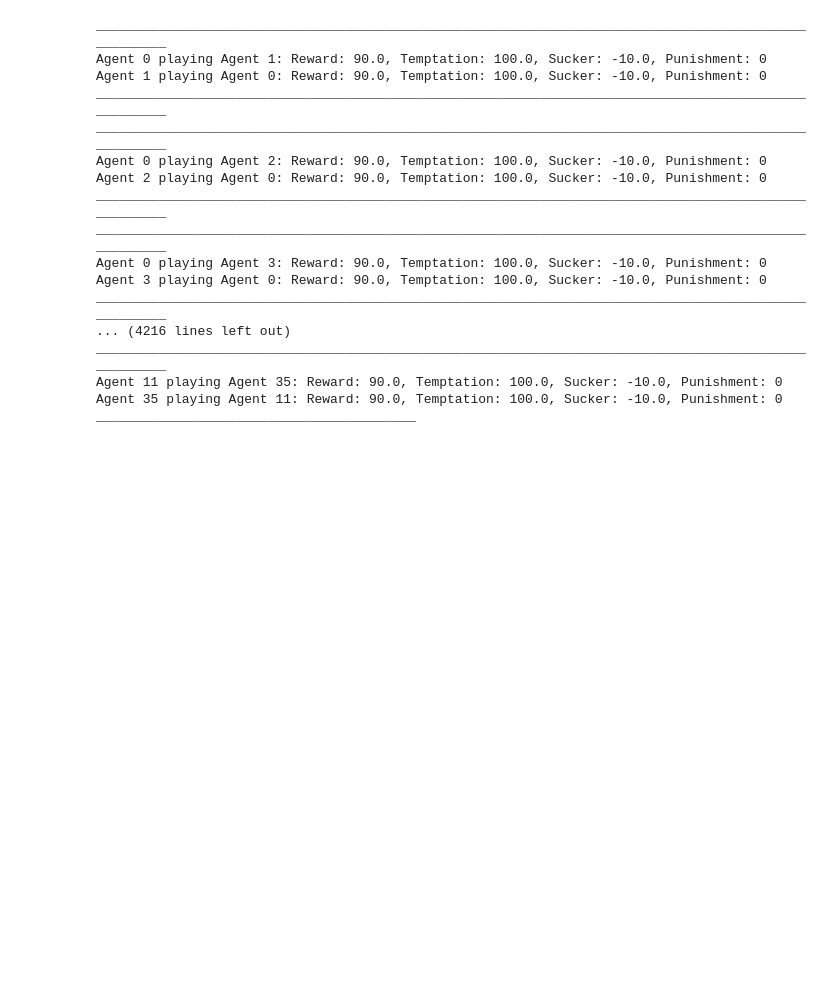
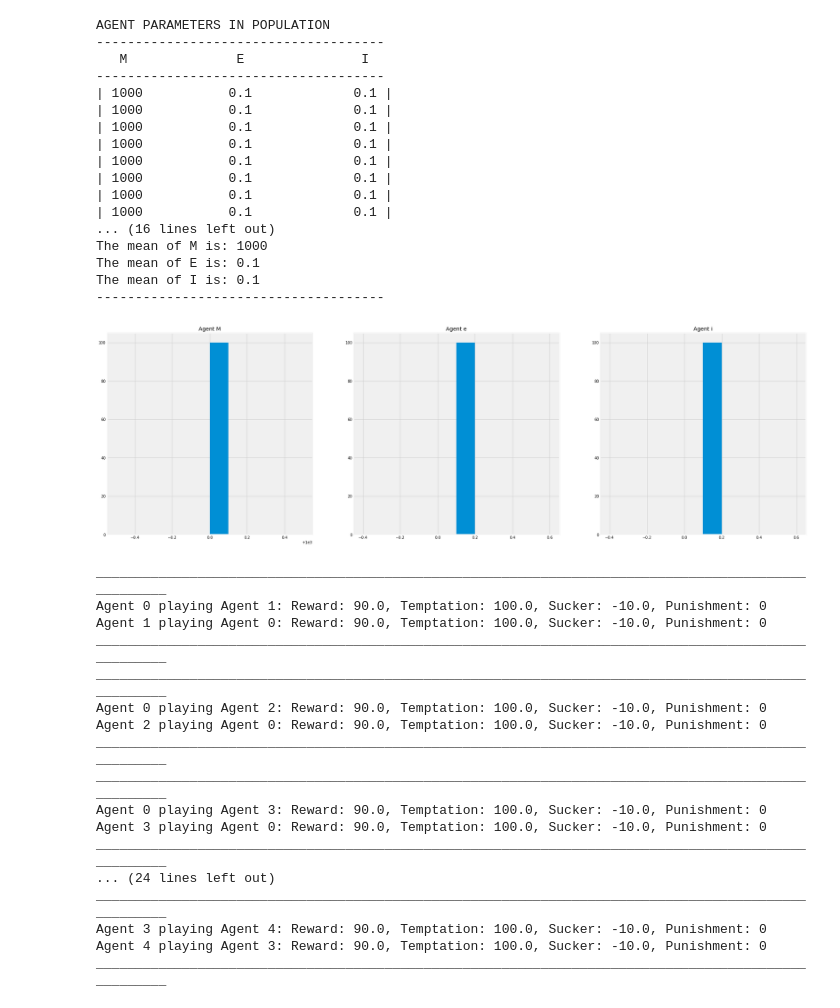
Before and after one commit to vocelik/heterogenous_game_theory, a Jupyter notebook: Control Group/seed32_mm1000_me01_mi01_sdm0_sde0_sdi0.ipynb, the cells around one changed output. Saved outputs shown, nothing was run; the diff lists cells and outputs as text; code cells hidden in the pictures; blank space fills up the shorter version.

```diff
--- a/Control Group/seed32_mm1000_me01_mi01_sdm0_sde0_sdi0.ipynb
+++ b/Control Group/seed32_mm1000_me01_mi01_sdm0_sde0_sdi0.ipynb
@@ -46,21 +14,41 @@ condition sd I satisfied
-# %%
-compare_payoff_function(agents = agents, payoff_functions = default_payoff_functions)
-# %% [output]
-____________________________________________________________________________________________________
-Agent 0 playing Agent 1: Reward: 90.0, Temptation: 100.0, Sucker: -10.0, Punishment: 0
-Agent 1 playing Agent 0: Reward: 90.0, Temptation: 100.0, Sucker: -10.0, Punishment: 0
-____________________________________________________________________________________________________
-____________________________________________________________________________________________________
-Agent 0 playing Agent 2: Reward: 90.0, Temptation: 100.0, Sucker: -10.0, Punishment: 0
-Agent 2 playing Agent 0: Reward: 90.0, Temptation: 100.0, Sucker: -10.0, Punishment: 0
-____________________________________________________________________________________________________
-____________________________________________________________________________________________________
-Agent 0 playing Agent 3: Reward: 90.0, Temptation: 100.0, Sucker: -10.0, Punishment: 0
-Agent 3 playing Agent 0: Reward: 90.0, Temptation: 100.0, Sucker: -10.0, Punishment: 0
-____________________________________________________________________________________________________
-... (4216 lines left out)
-____________________________________________________________________________________________________
-Agent 11 playing Agent 35: Reward: 90.0, Temptation: 100.0, Sucker: -10.0, Punishment: 0
-Agent 35 playing Agent 11: Reward: 90.0, Temptation: 100.0, Sucker: -10.0, Punishment: 0
-_________________________________________
+# %%
+agents = get_agents(homogenous = True)
+check_parameters(agents)
+compare_payoff_function(agents, default_payoff_functions)
+# %% [output]
+AGENT PARAMETERS IN POPULATION
+-------------------------------------
+   M              E               I
+-------------------------------------
+| 1000           0.1             0.1 |
+| 1000           0.1             0.1 |
+| 1000           0.1             0.1 |
+| 1000           0.1             0.1 |
+| 1000           0.1             0.1 |
+| 1000           0.1             0.1 |
+| 1000           0.1             0.1 |
+| 1000           0.1             0.1 |
+... (16 lines left out)
+The mean of M is: 1000
+The mean of E is: 0.1
+The mean of I is: 0.1
+-------------------------------------
+[figure, added]
+____________________________________________________________________________________________________
+Agent 0 playing Agent 1: Reward: 90.0, Temptation: 100.0, Sucker: -10.0, Punishment: 0
+Agent 1 playing Agent 0: Reward: 90.0, Temptation: 100.0, Sucker: -10.0, Punishment: 0
+____________________________________________________________________________________________________
+____________________________________________________________________________________________________
+Agent 0 playing Agent 2: Reward: 90.0, Temptation: 100.0, Sucker: -10.0, Punishment: 0
+Agent 2 playing Agent 0: Reward: 90.0, Temptation: 100.0, Sucker: -10.0, Punishment: 0
+____________________________________________________________________________________________________
+____________________________________________________________________________________________________
+Agent 0 playing Agent 3: Reward: 90.0, Temptation: 100.0, Sucker: -10.0, Punishment: 0
+Agent 3 playing Agent 0: Reward: 90.0, Temptation: 100.0, Sucker: -10.0, Punishment: 0
+____________________________________________________________________________________________________
+... (24 lines left out)
+____________________________________________________________________________________________________
+Agent 3 playing Agent 4: Reward: 90.0, Temptation: 100.0, Sucker: -10.0, Punishment: 0
+Agent 4 playing Agent 3: Reward: 90.0, Temptation: 100.0, Sucker: -10.0, Punishment: 0
+____________________________________________________________________________________________________
 # %%
```
Also changed, not shown: parts of 9 cells of this notebook, 45 other files.
